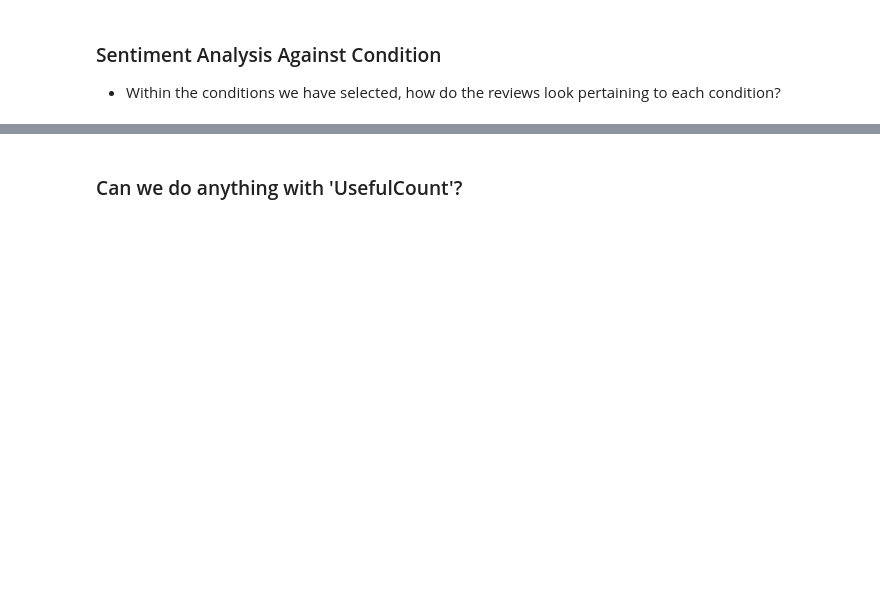
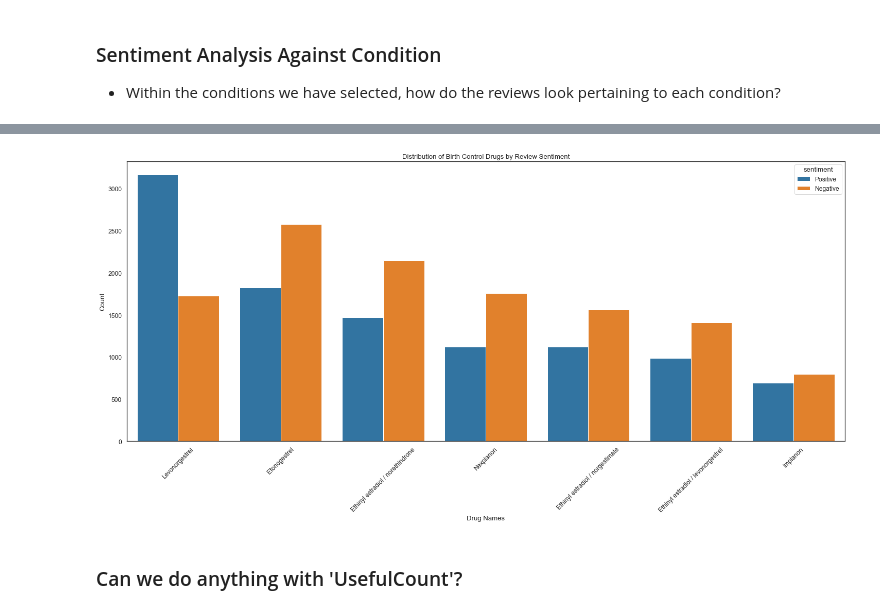
Before and after one commit to albertcchen/NLP-Sentiment-Analysis-for-Birth-Control-Medications, a Jupyter notebook: final_notebook.ipynb, the cells around one changed output, grey strips where cells are left out. Saved outputs shown, nothing was run; the diff lists cells and outputs as text; code cells hidden in the pictures; blank space fills up the shorter version.

```diff
--- a/final_notebook.ipynb
+++ b/final_notebook.ipynb
@@ -176,15 +379,20 @@ plt.title('Distribution of Conditions by Review Sentiment');
 # %%
 # Let's try plotting sentiment against groups
 
 fig = plt.figure(figsize = (25, 10))
 
 
-sns.countplot(x='drugName', hue='sentiment', data=bc_data, order = bc_data['drugName'].value_counts().index)
+sns.countplot(x='drugName', hue='sentiment', palette='tab10', data=bc_data, order = bc_data['drugName'].value_counts().index)
 
-# plt.xticks(rotation=45)
+plt.xticks(rotation=45)
+
+sns.set(style='white', font_scale=1.1)
+
 plt.xlabel('Drug Names')
 plt.ylabel('Count')
 plt.title('Distribution of Birth Control Drugs by Review Sentiment');
+# %% [output]
+[figure, added]
 # %% [markdown]
 ### Can we do anything with 'UsefulCount'?
 # %%
```
Also changed, not shown: parts of 89 cells of this notebook.
